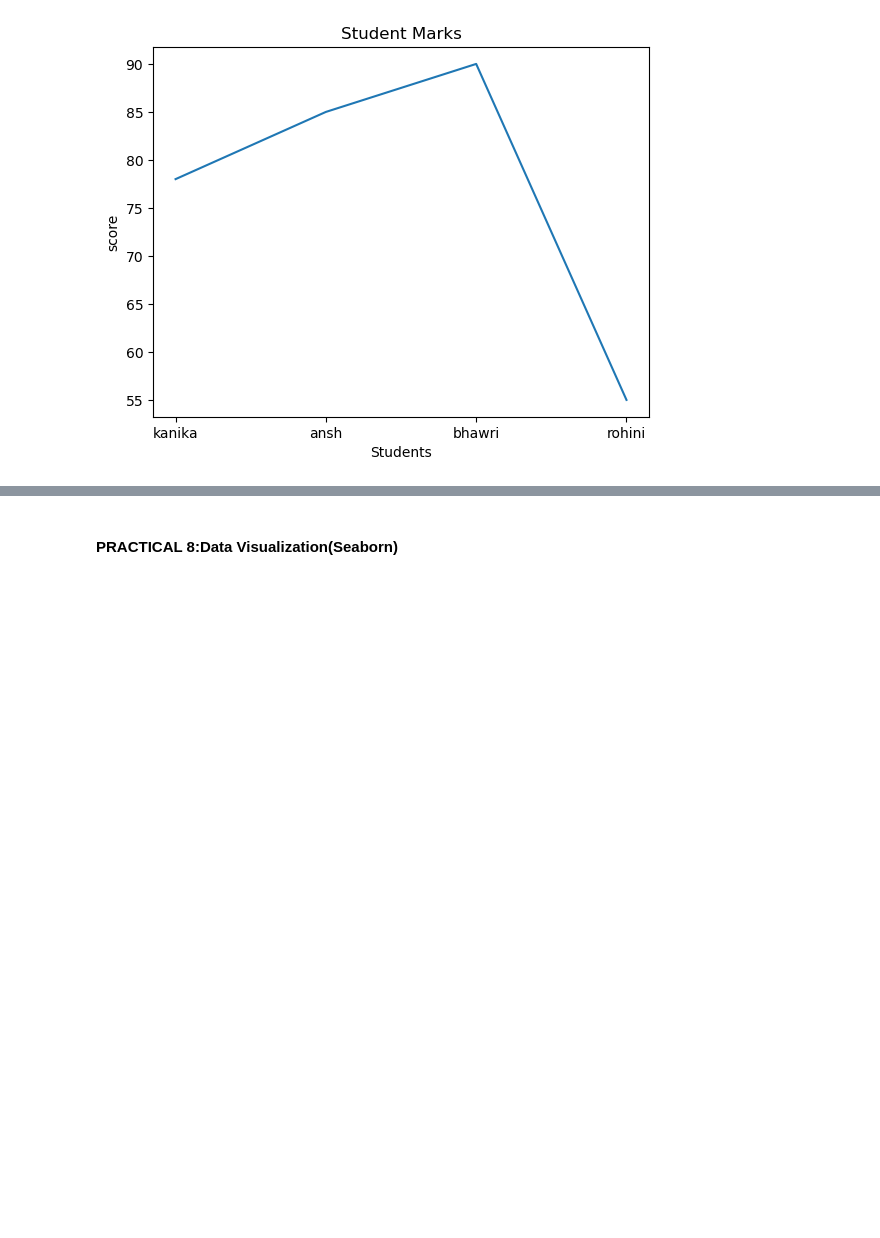
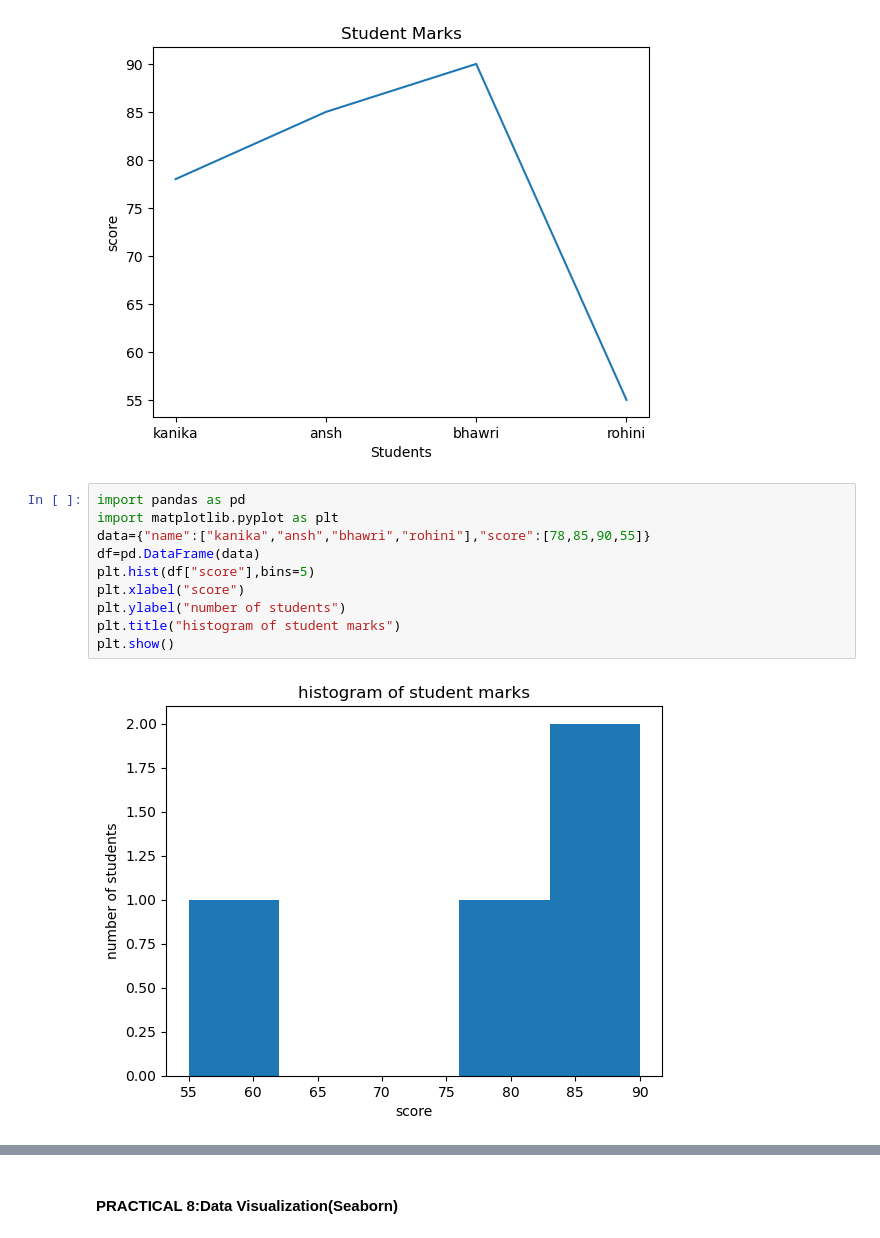
Before and after one commit to mishul17/ML-PRACTICALS, a Jupyter notebook: PRACTICAL PARTS.ipynb, the cells around one changed output, grey strips where cells are left out. Drawn from its saved outputs; the diff is of its cells as text; blank space fills up the shorter version.

```diff
--- a/PRACTICAL PARTS.ipynb
+++ b/PRACTICAL PARTS.ipynb
@@ -276,3 +276,15 @@ plt.title("Student Marks")
 plt.show()
 # %% [output]
 [figure]
+# %%
+import pandas as pd
+import matplotlib.pyplot as plt
+data={"name":["kanika","ansh","bhawri","rohini"],"score":[78,85,90,55]}
+df=pd.DataFrame(data)
+plt.hist(df["score"],bins=5)
+plt.xlabel("score")
+plt.ylabel("number of students")
+plt.title("histogram of student marks")
+plt.show()
+# %% [output]
+[figure, added]
```
Also changed, not shown: parts of 4 cells of this notebook, 2 other files.
